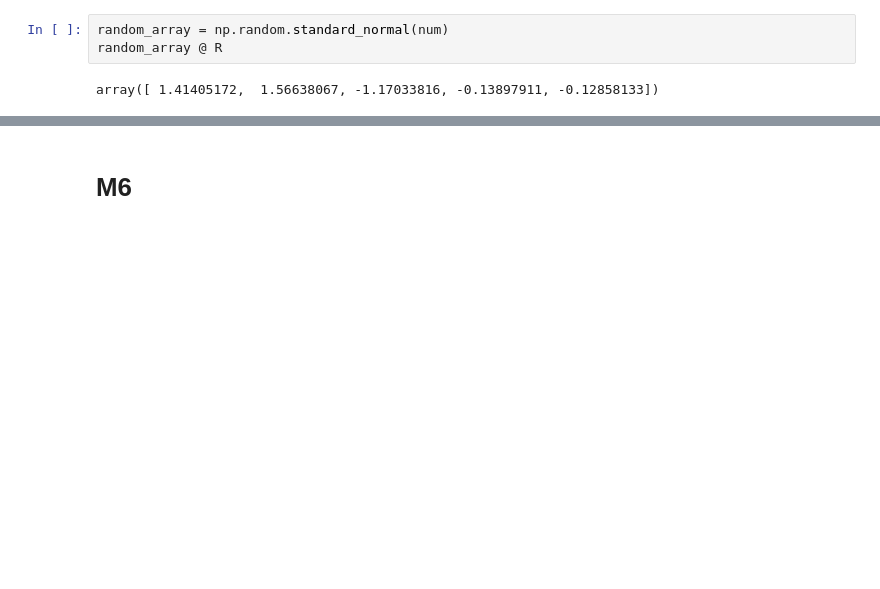
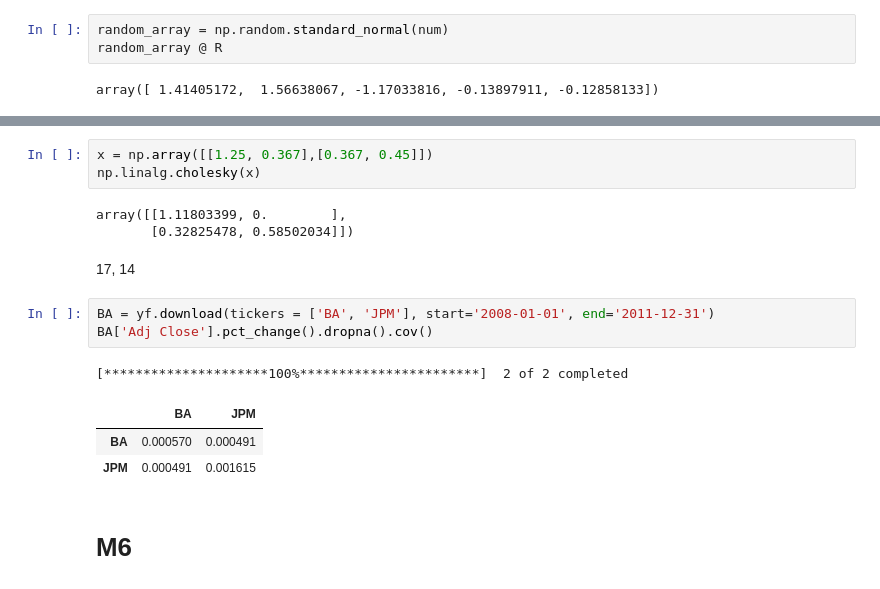
Before and after one commit to Huynh-Tr/MScFE-4, a Jupyter notebook: Derivative Pricing.ipynb, the cells around one changed output, grey strips where cells are left out. Cells and saved outputs as stored; diff of their text form; blank space fills up the shorter version.

```diff
--- a/Derivative Pricing.ipynb
+++ b/Derivative Pricing.ipynb
@@ -1959,2 +2008,18 @@ for i in range(num):
+# %%
+x = np.array([[1.25, 0.367],[0.367, 0.45]])
+np.linalg.cholesky(x)
+# %% [output]
+array([[1.11803399, 0.        ],
+       [0.32825478, 0.58502034]])
+# %% [markdown]
+17, 14
+# %%
+BA = yf.download(tickers = ['BA', 'JPM'], start='2008-01-01', end='2011-12-31')
+BA['Adj Close'].pct_change().dropna().cov()
+# %% [output]
+[*********************100%***********************]  2 of 2 completed
+|  | BA | JPM |
+| BA | 0.000570 | 0.000491 |
+| JPM | 0.000491 | 0.001615 |
 # %% [markdown]
 # M6
```
Also changed, not shown: parts of 17 cells of this notebook.
